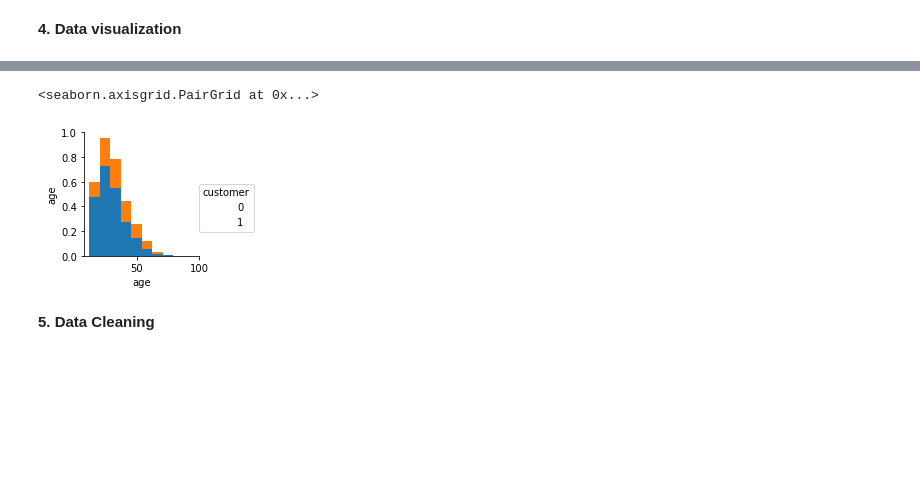
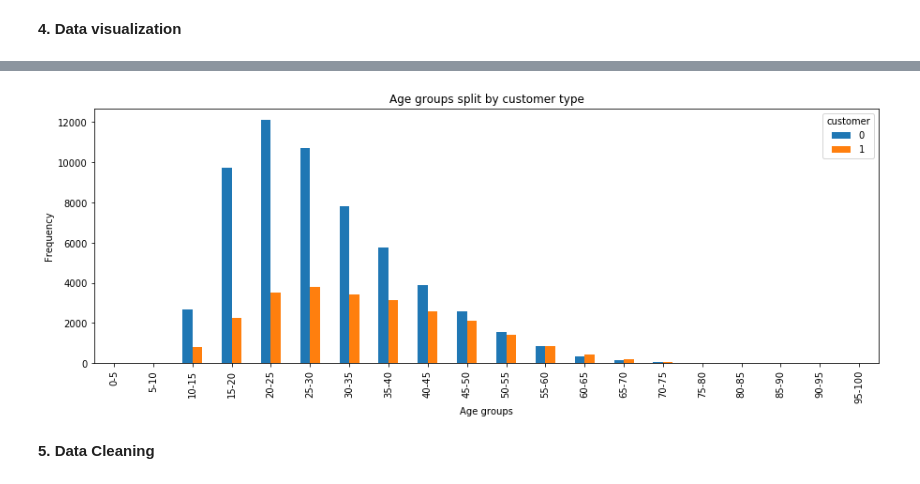
Before and after one commit to Charles1104/8fit, a Jupyter notebook: charles_verleyen_analysis_predictions.ipynb, the cells around one changed output, grey strips where cells are left out. Saved outputs shown, nothing was run; the diff lists cells and outputs as text; code cells hidden in the pictures; blank space fills up the shorter version.

```diff
--- a/charles_verleyen_analysis_predictions.ipynb
+++ b/charles_verleyen_analysis_predictions.ipynb
@@ -149,8 +178,16 @@ plt.xticks(rotation=0)
-# %%
-df2 = df.drop('user_id', axis = 1)
-sns.pairplot(df2, hue="customer", vars=["age"])
-# %% [output]
-<seaborn.axisgrid.PairGrid at 0x...>
-[figure, removed]
+# %%
+bins = [0, 5, 10, 15, 20, 25, 30, 35, 40, 45, 50, 55, 60, 65, 70, 75, 80, 85, 90, 95, 100]
+group_names = ['0-5', '5-10','10-15', '15-20', '20-25', '25-30',
+               '30-35', '35-40','40-45', '45-50', '50-55', '55-60','60-65',
+               '65-70','70-75','75-80','80-85','85-90','90-95','95-100' ]
+df['age_groups'] = pd.cut(df['age'], bins, labels = group_names)
+pd.crosstab(df['age_groups'], df['customer']).plot(kind = 'bar', figsize = (15, 5))
+
+plt.title('Age groups split by customer type')
+plt.xlabel('Age groups')
+plt.ylabel('Frequency')
+plt.show()
+# %% [output]
+[figure, added]
 # %% [markdown]
 **5\. Data Cleaning**
```
Also changed, not shown: parts of 35 cells of this notebook.
